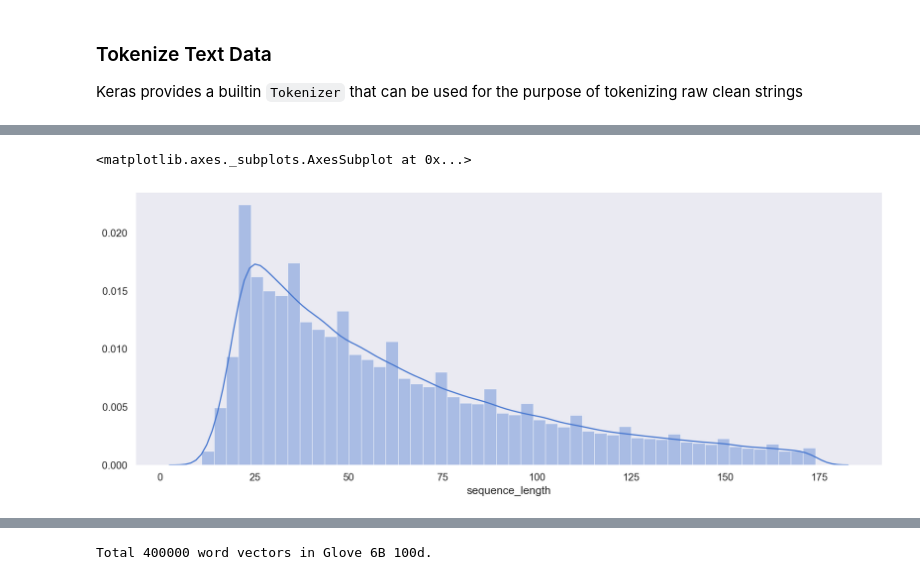
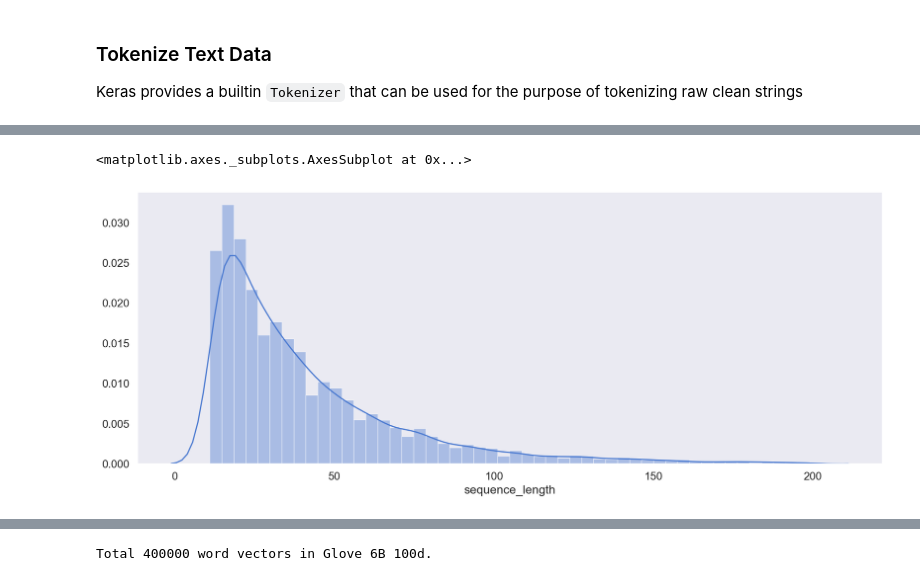
Before and after one commit to wesdoyle/data-science-notebooks, a Jupyter notebook: Amazon_Food_Reviews_NLP/Amazon Food Reviews.ipynb, the cells around one changed output, grey strips where cells are left out. Saved outputs shown, nothing was run; the diff lists cells and outputs as text; code cells hidden in the pictures.

```diff
--- a/Amazon_Food_Reviews_NLP/Amazon Food Reviews.ipynb
+++ b/Amazon_Food_Reviews_NLP/Amazon Food Reviews.ipynb
@@ -233,0 +196,2 @@ dtype: int64
+# %%
+df['sentiment'] = df['score'].apply(segment_sentiment)
@@ -245,12 +220,12 @@ Create a function to clean up strings
 Apply the function to `summary_text` and `review_text` columns
 # %%
 def clean_str(string):
+    string = re.sub(r"\b\w{,3}\b", "", string)
     string = re.sub(r"\\", "", string)
     string = re.sub(r"\'", "", string)
-    string = re.sub(r"\"", "", string)
+    string = ' '.join([w for w in string.split() if len(w)>3])
     return string.strip().lower()
 # %%
-df['summary_text'] = df['summary_text'].astype(str).apply(clean_str)
 df['review_text'] = df['review_text'].astype(str).apply(clean_str)
-df[['review_text', 'summary_text']].head(3)
+df['review_text'].head(8)
 # %% [output]
@@ -266,9 +246,10 @@ Keras provides a builtin `Tokenizer` that can be used for the purpose of tokeniz
 sents = df['review_text']
 # %%
 # Specify max vocab size
-MAX_NB_WORDS = 20_000
 
-tokenizer = Tokenizer(nb_words=MAX_NB_WORDS)
+VOCAB_SIZE = 20_000
+
+tokenizer = Tokenizer(nb_words=VOCAB_SIZE)
 tokenizer.fit_on_texts(sents)
 sequences = tokenizer.texts_to_sequences(sents)
 # %%
@@ -309,9 +291,9 @@ sns.boxplot(df.sequence_length)
 # %%
 # Look at the distribution of length where length between 10 and 175
-sns.distplot(df[(df.sequence_length < 175) & (df.sequence_length > 10)].sequence_length)
+sns.distplot(df[(df.sequence_length < 200) & (df.sequence_length > 10)].sequence_length)
 # %% [output]
 <matplotlib.axes._subplots.AxesSubplot at 0x...>
-[figure, old version]
+[figure, new version]
 # %%
 sns.boxplot(df[(df.sequence_length < 175) & (df.sequence_length > 10)].sequence_length)
 # %% [output]
```
Also changed, not shown: parts of 124 cells of this notebook, 9 other files.
